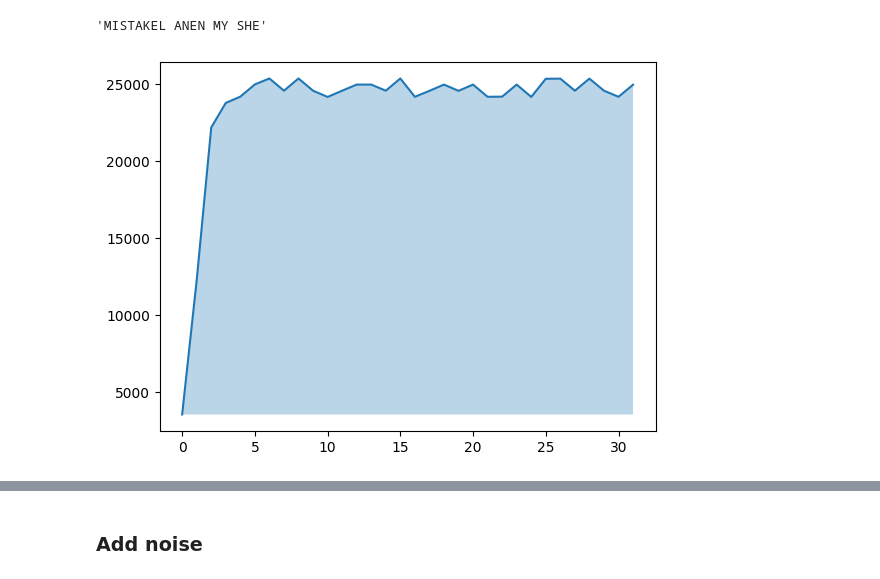
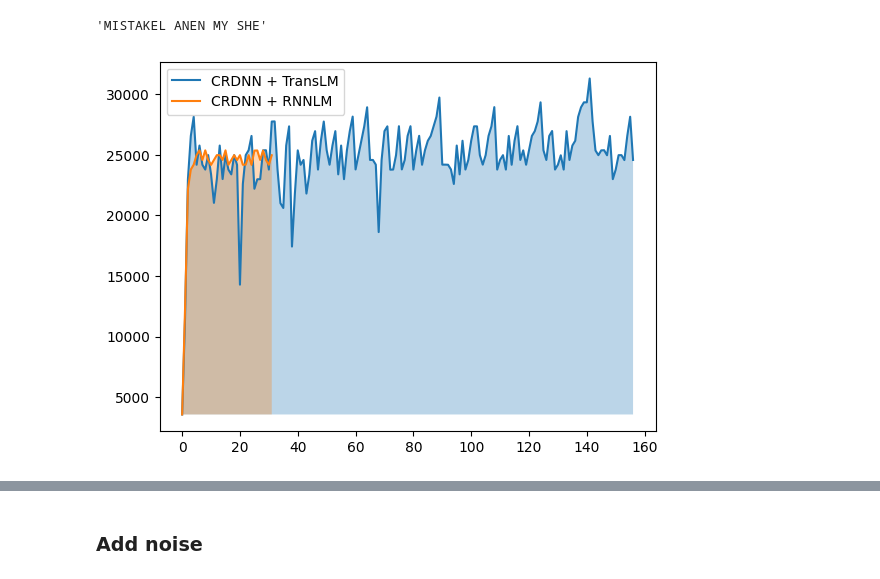
Before and after one commit to yul091/ASR_Uncertainty, a Jupyter notebook: my_test.ipynb, the cells around one changed output, grey strips where cells are left out. Cells and saved outputs as stored; diff of their text form; code cells hidden in the pictures.

```diff
--- a/my_test.ipynb
+++ b/my_test.ipynb
@@ -236,14 +243,17 @@ for line in f:
 # %%
 import numpy as np
 import matplotlib as mpl
 import matplotlib.pyplot as plt
 
-
-xx = np.arange(len(inss))
-yy = np.array(inss)
-plt.plot(xx, yy)
-plt.fill_between(xx, yy, y2 = min(yy), alpha=0.3,)
-
+xx2 = np.arange(len(inss2))
+yy2 = np.array(inss2)
+plt.plot(xx2, yy2, label='CRDNN + TransLM')
+plt.fill_between(xx2, yy2, y2 = min(yy2), alpha=0.3,)
+xx1 = np.arange(len(inss1))
+yy1 = np.array(inss1)
+plt.plot(xx1, yy1, label='CRDNN + RNNLM')
+plt.fill_between(xx1, yy1, y2 = min(yy1), alpha=0.3,)
+plt.legend()
 plt.show()
 # %% [output]
-[figure, old version]
+[figure, new version]
```
Also changed, not shown: parts of 2 cells of this notebook, 4 other files.
